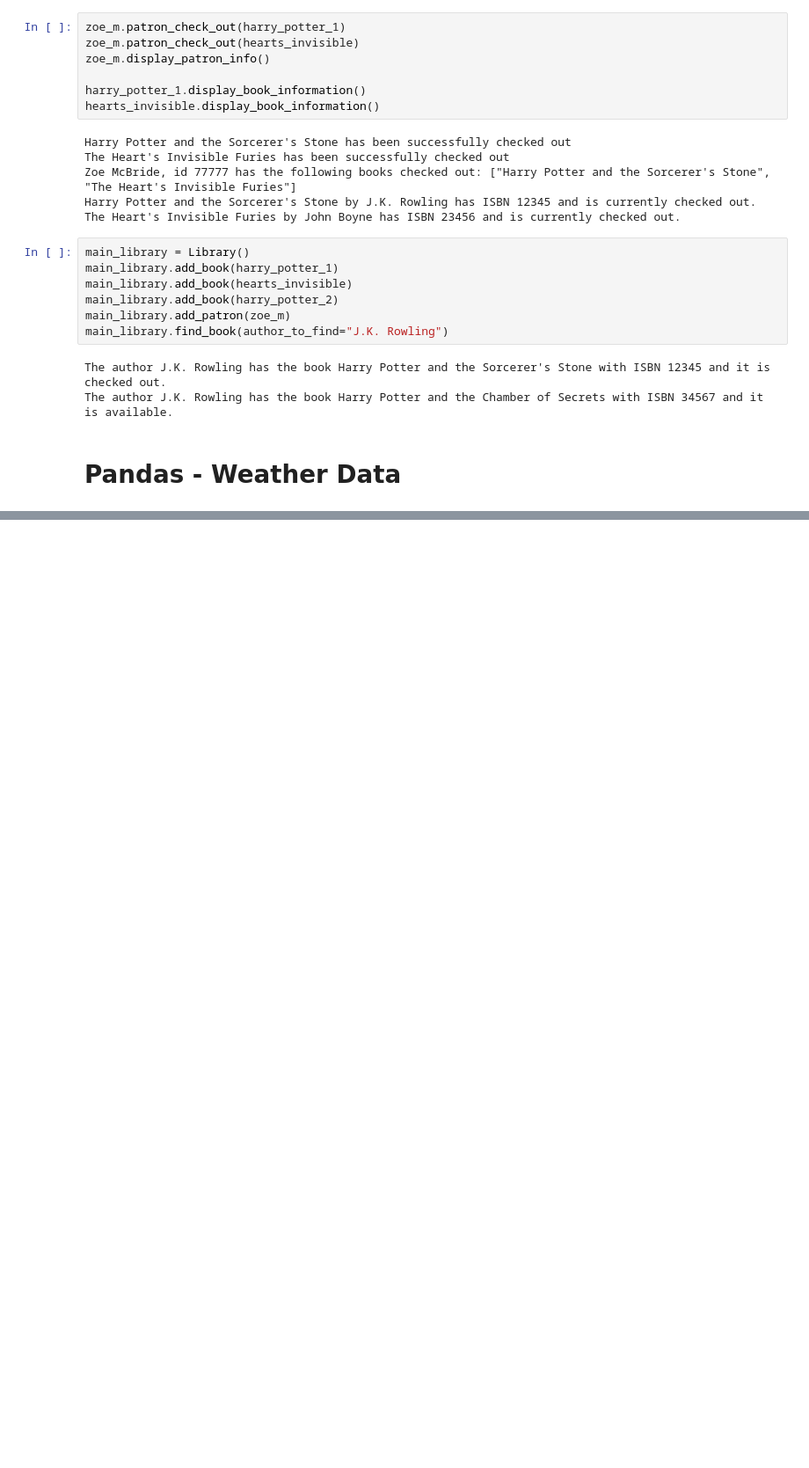
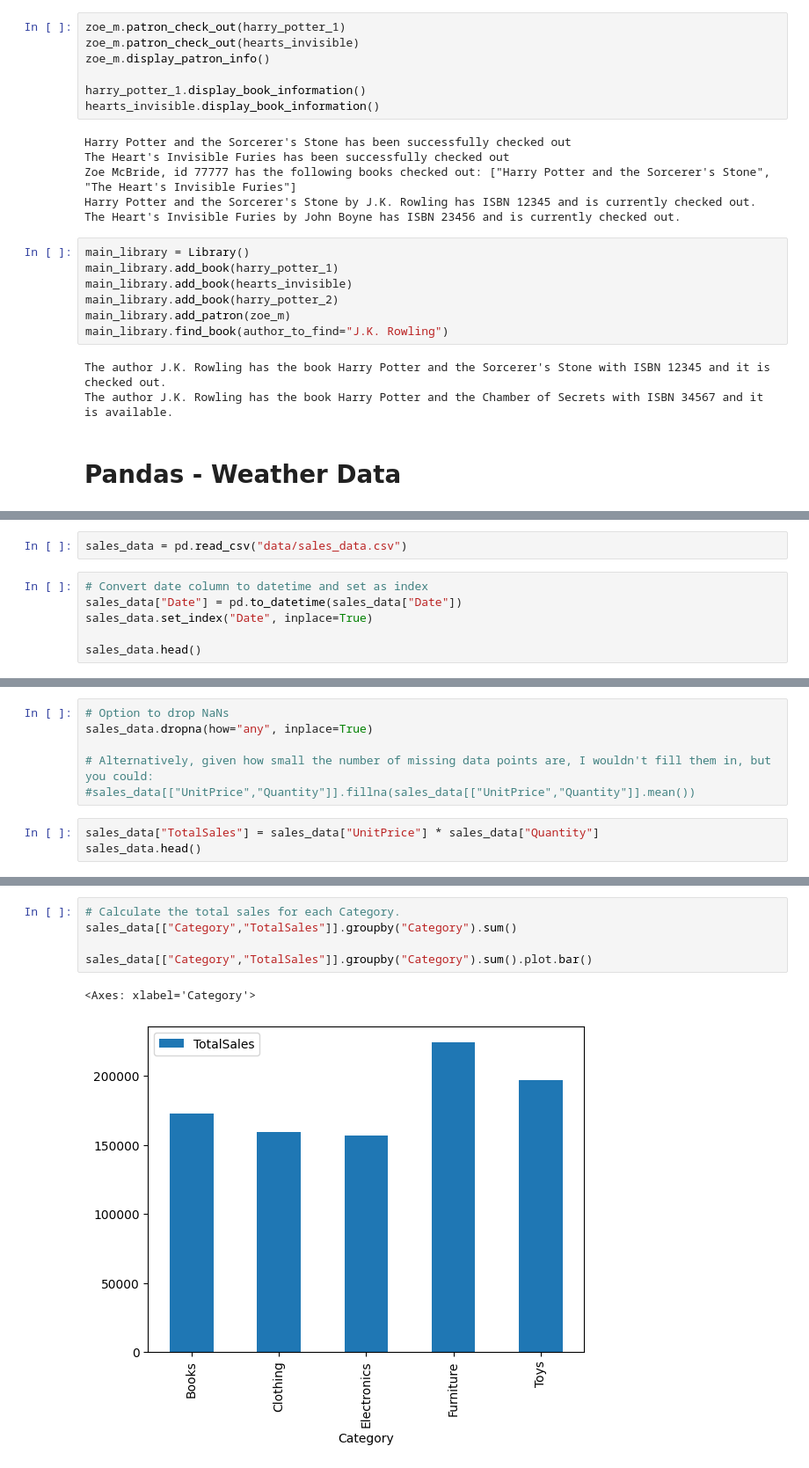
Before and after one commit to zoemcbride/energy-data-lab, a Jupyter notebook: practice_interview_questions.ipynb, the cells around one changed output, grey strips where cells are left out. Shown: that part at 88% size. Cells and saved outputs as stored; diff of their text form; blank space fills up the shorter version.

```diff
--- a/practice_interview_questions.ipynb
+++ b/practice_interview_questions.ipynb
@@ -912,0 +935,8 @@ weather_data[weather_data["City"]=="Los Angeles"]["Temperature (F)"].plot()
+# %%
+sales_data = pd.read_csv("data/sales_data.csv")
+# %%
+# Convert date column to datetime and set as index
+sales_data["Date"] = pd.to_datetime(sales_data["Date"])
+sales_data.set_index("Date", inplace=True)
+
+sales_data.head()
@@ -912,0 +1004,9 @@ weather_data[weather_data["City"]=="Los Angeles"]["Temperature (F)"].plot()
+# %%
+# Option to drop NaNs
+sales_data.dropna(how="any", inplace=True)
+
+# Alternatively, given how small the number of missing data points are, I wouldn't fill them in, but you could:
+#sales_data[["UnitPrice","Quantity"]].fillna(sales_data[["UnitPrice","Quantity"]].mean())
+# %%
+sales_data["TotalSales"] = sales_data["UnitPrice"] * sales_data["Quantity"]
+sales_data.head()
@@ -912,0 +1021,8 @@ weather_data[weather_data["City"]=="Los Angeles"]["Temperature (F)"].plot()
+# %%
+# Calculate the total sales for each Category.
+sales_data[["Category","TotalSales"]].groupby("Category").sum()
+
+sales_data[["Category","TotalSales"]].groupby("Category").sum().plot.bar()
+# %% [output]
+<Axes: xlabel='Category'>
+[figure, added]
```
Also changed, not shown: parts of 47 cells of this notebook, 2 other files.
